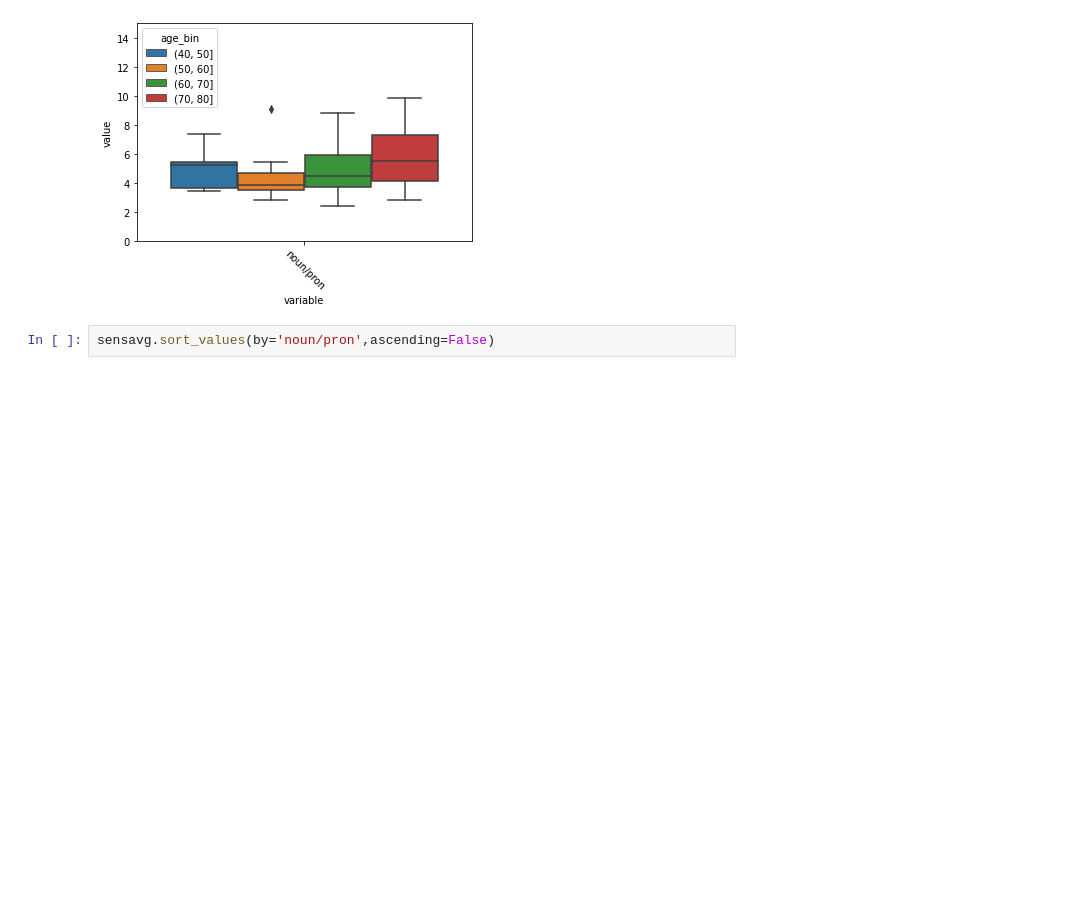
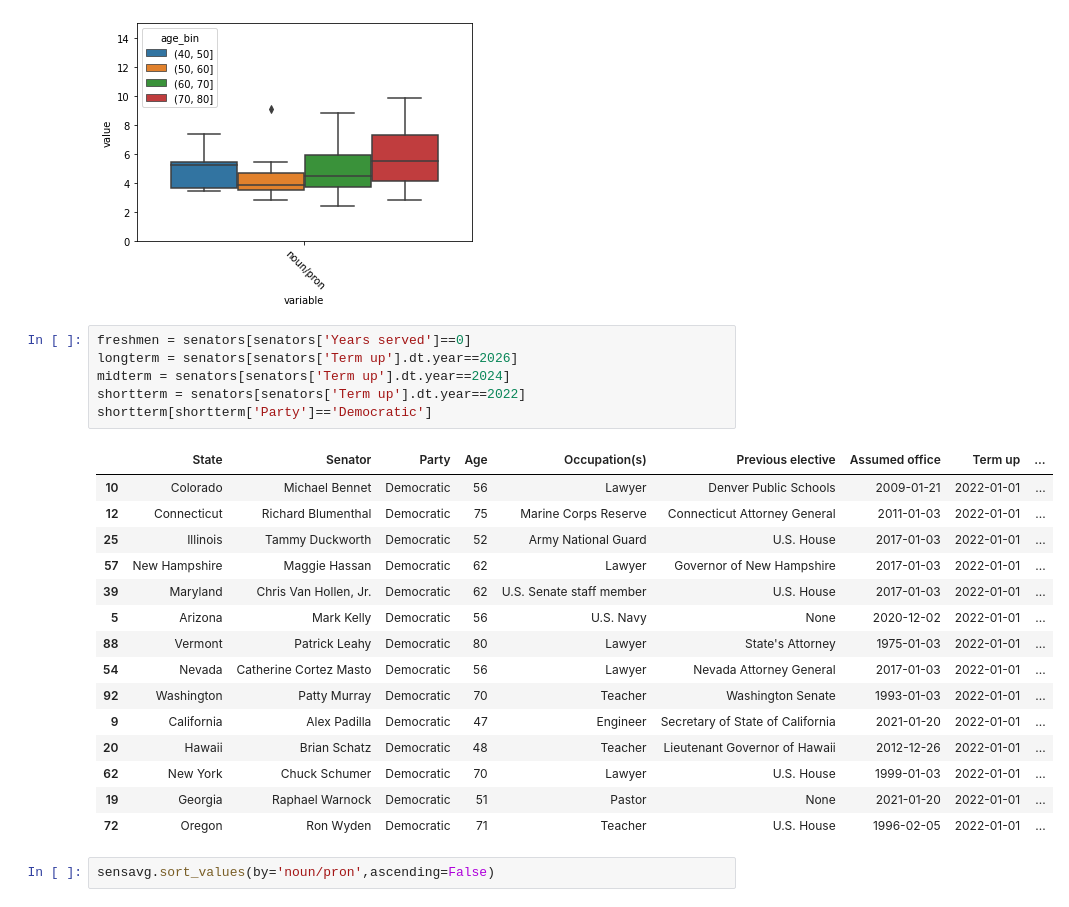
Before and after one commit to ancepsinfans/speeches, a Jupyter notebook: Senators.ipynb, the cells around one changed output. Drawn from its saved outputs; the diff is of its cells as text; blank space fills up the shorter version.

```diff
--- a/Senators.ipynb
+++ b/Senators.ipynb
@@ -260,6 +283,28 @@ plt.ylim(0,15)
 # %% [output]
 (0.0, 15.0)
 [figure]
+# %%
+freshmen = senators[senators['Years served']==0]
+longterm = senators[senators['Term up'].dt.year==2026]
+midterm = senators[senators['Term up'].dt.year==2024]
+shortterm = senators[senators['Term up'].dt.year==2022]
+shortterm[shortterm['Party']=='Democratic']
+# %% [output]
+|  | State | Senator | Party | Age | Occupation(s) | Previous elective | Assumed office | Term up | ... |
+| 10 | Colorado | Michael Bennet | Democratic | 56 | Lawyer | Denver Public Schools | 2009-01-21 | 2022-01-01 | ... |
+| 12 | Connecticut | Richard Blumenthal | Democratic | 75 | Marine Corps Reserve | Connecticut Attorney General | 2011-01-03 | 2022-01-01 | ... |
+| 25 | Illinois | Tammy Duckworth | Democratic | 52 | Army National Guard | U.S. House | 2017-01-03 | 2022-01-01 | ... |
+| 57 | New Hampshire | Maggie Hassan | Democratic | 62 | Lawyer | Governor of New Hampshire | 2017-01-03 | 2022-01-01 | ... |
+| 39 | Maryland | Chris Van Hollen, Jr. | Democratic | 62 | U.S. Senate staff member | U.S. House | 2017-01-03 | 2022-01-01 | ... |
+| 5 | Arizona | Mark Kelly | Democratic | 56 | U.S. Navy | None | 2020-12-02 | 2022-01-01 | ... |
+| 88 | Vermont | Patrick Leahy | Democratic | 80 | Lawyer | State's Attorney | 1975-01-03 | 2022-01-01 | ... |
+| 54 | Nevada | Catherine Cortez Masto | Democratic | 56 | Lawyer | Nevada Attorney General | 2017-01-03 | 2022-01-01 | ... |
+| 92 | Washington | Patty Murray | Democratic | 70 | Teacher | Washington Senate | 1993-01-03 | 2022-01-01 | ... |
+| 9 | California | Alex Padilla | Democratic | 47 | Engineer | Secretary of State of California | 2021-01-20 | 2022-01-01 | ... |
+| 20 | Hawaii | Brian Schatz | Democratic | 48 | Teacher | Lieutenant Governor of Hawaii | 2012-12-26 | 2022-01-01 | ... |
+| 62 | New York | Chuck Schumer | Democratic | 70 | Lawyer | U.S. House | 1999-01-03 | 2022-01-01 | ... |
+| 19 | Georgia | Raphael Warnock | Democratic | 51 | Pastor | None | 2021-01-20 | 2022-01-01 | ... |
+| 72 | Oregon | Ron Wyden | Democratic | 71 | Teacher | U.S. House | 1996-02-05 | 2022-01-01 | ... |
 # %%
 sensavg.sort_values(by='noun/pron',ascending=False)
 # %% [output]
```
Also changed, not shown: parts of 6 cells of this notebook, 6 other files.
